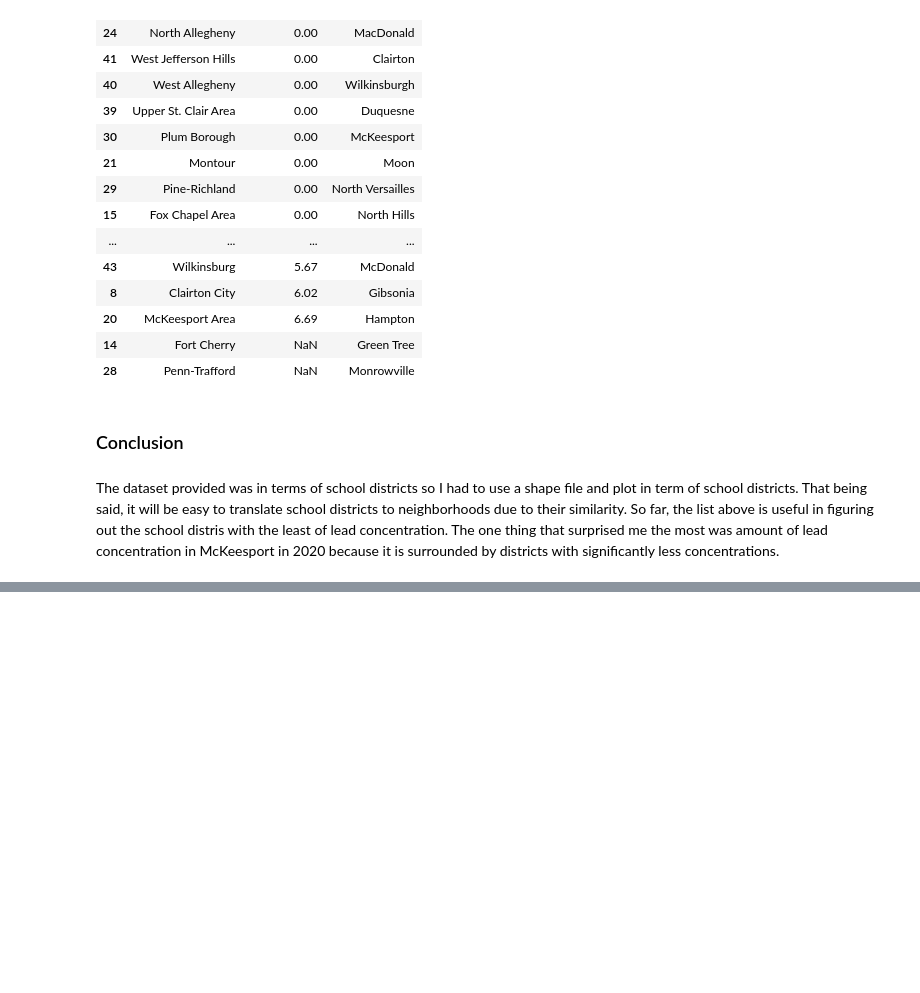
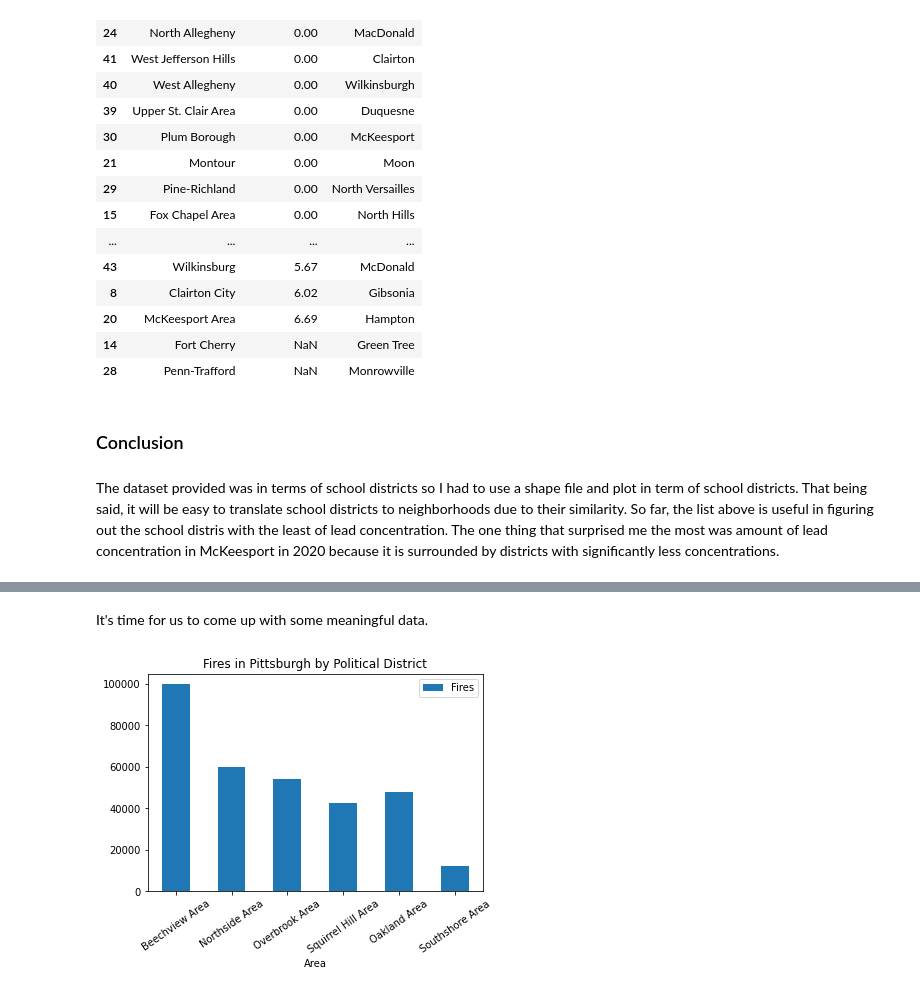
Before and after one commit to jas675/Big-Ideas-Final-Project, a Jupyter notebook: Final Notebook.ipynb, the cells around one changed output, grey strips where cells are left out. Cells and saved outputs as stored; diff of their text form; code cells hidden in the pictures; blank space fills up the shorter version.

```diff
--- a/Final Notebook.ipynb
+++ b/Final Notebook.ipynb
@@ -246,0 +328,8 @@ The dataset provided was in terms of school districts so I had to use a shape fi
+# %% [markdown]
+It's time for us to come up with some meaningful data.
+# %%
+data = [['Beechview Area', 99767], ['Northside Area', 59775] ,['Overbrook Area', 54197], ['Squirrel Hill Area', 42449],  ['Oakland Area', 47695], ['Southshore Area', 12254]]
+firesDf = pandas.DataFrame(data, columns = ['Area', 'Fires'])
+firesDf.plot.bar(x="Area", y="Fires", rot=35, title="Fires in Pittsburgh by Political District");
+# %% [output]
+[figure, added]
```
Also changed, not shown: parts of 37 cells of this notebook.
